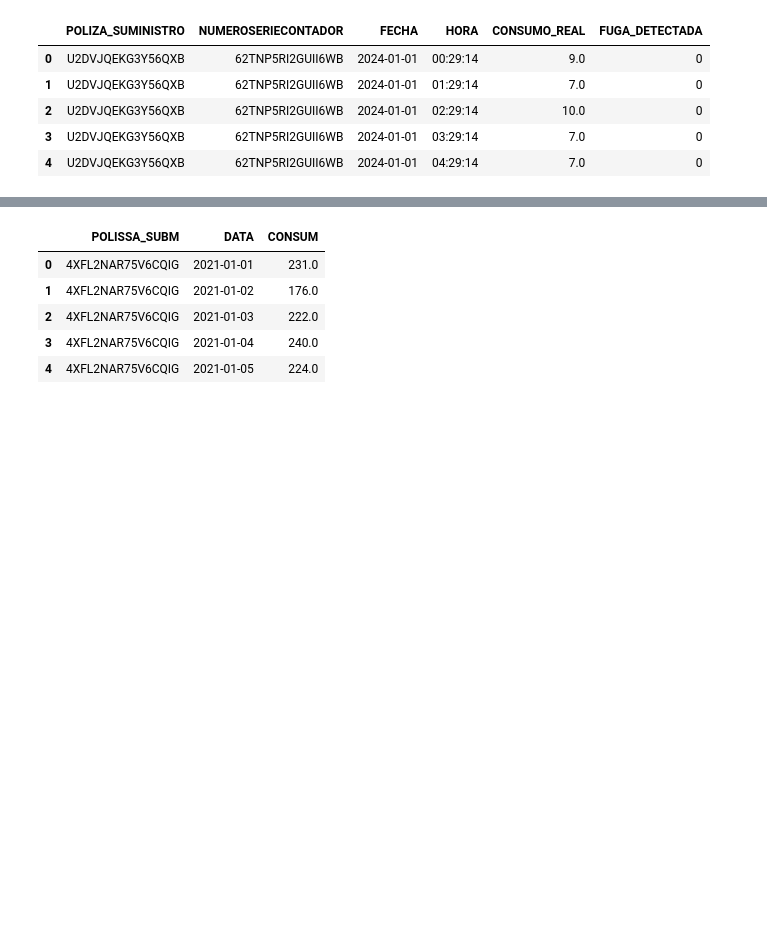
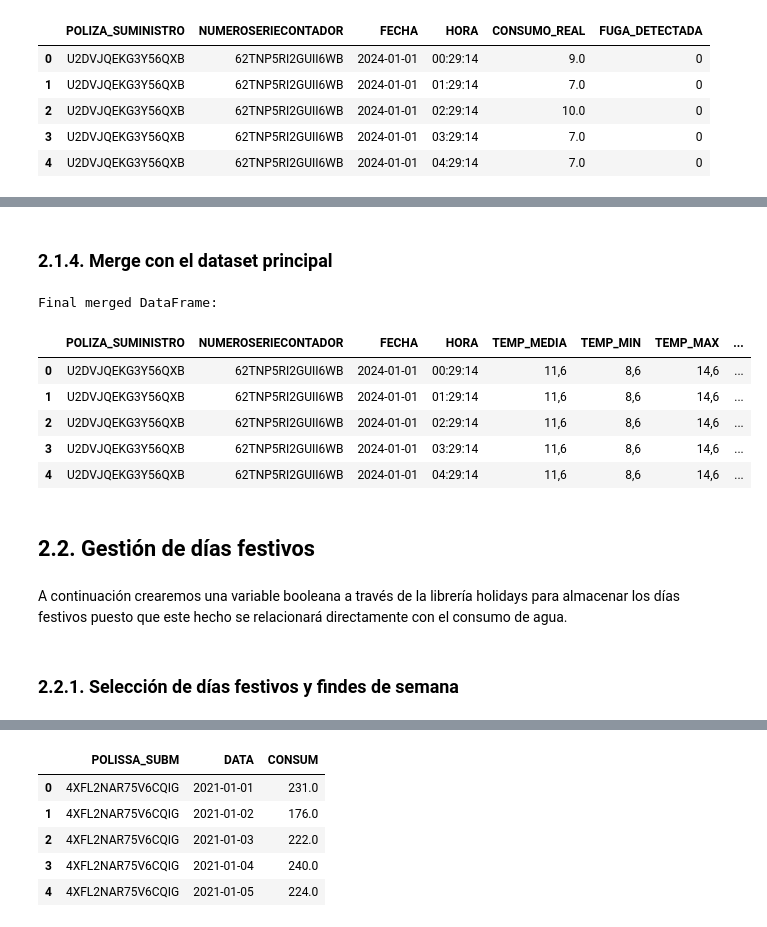
Before and after one commit to laxhoni/GeSAI-AB_Data_Challenge, a Jupyter notebook: project-notebooks/data-preparation.ipynb, the cells around one changed output, grey strips where cells are left out. Saved outputs shown, nothing was run; the diff lists cells and outputs as text; code cells hidden in the pictures; blank space fills up the shorter version.

```diff
--- a/project-notebooks/data-preparation.ipynb
+++ b/project-notebooks/data-preparation.ipynb
@@ -140,0 +206,6 @@ Updated DataFrame:
+# %%
+# Select relevant features for our main dataset
+relevant_features = ['fecha', 'tmed', 'tmin', 'tmax', 'prec', 'hrMedia']
+df_aemet = df_aemet[relevant_features]
+print('Selected relevant features for meteorological dataset:')
+display(df_aemet.head())
@@ -140,0 +222,13 @@ Updated DataFrame:
+# %%
+print('Number of null values in each column after feature selection:')
+print(df_aemet.isnull().sum())
+
+# Imputation in null value of prec column with 0
+df_aemet.fillna({'prec': 0}, inplace=True)
+
+print('\nNumber of null values in each column after imputation:')
+print(df_aemet.isnull().sum())
+
+# Print number of null values
+print('\nRows with null values:')
+print(df_aemet.isnull().sum())
@@ -140,0 +253,39 @@ Updated DataFrame:
+# %% [markdown]
+### 2.1.4. Merge con el dataset principal
+# %%
+# Rename columns for clarity
+cols_to_rename = {
+    'fecha': 'FECHA',
+    'tmed': 'TEMP_MEDIA',
+    'tmin': 'TEMP_MIN',
+    'tmax': 'TEMP_MAX',
+    'prec': 'PRECIPITACION',
+    'hrMedia': 'HUMEDAD_RELATIVA_MEDIA'
+}
+df_aemet.rename(columns=cols_to_rename, inplace=True)
+
+# Cast FECHA columns to datetime
+df_aemet['FECHA'] = pd.to_datetime(df_aemet['FECHA'], errors='coerce')
+
+# Merge with main dataset
+df_final = pd.merge(df_ab3, df_aemet, on='FECHA', how='left')
+# %%
+# Order columns
+column_order_final = ['POLIZA_SUMINISTRO', 'NUMEROSERIECONTADOR', 'FECHA', 'HORA', 'TEMP_MEDIA', 'TEMP_MIN', 'TEMP_MAX', 'PRECIPITACION', 'HUMEDAD_RELATIVA_MEDIA','CONSUMO_REAL', 'FUGA_DETECTADA']
+df_final = df_final[column_order_final]
+
+
+print('Final merged DataFrame:')
+display(df_final.head())
+# %% [output]
+Final merged DataFrame:
+|  | POLIZA_SUMINISTRO | NUMEROSERIECONTADOR | FECHA | HORA | TEMP_MEDIA | TEMP_MIN | TEMP_MAX | ... |
+| 0 | U2DVJQEKG3Y56QXB | 62TNP5RI2GUII6WB | 2024-01-01 | 00:29:14 | 11,6 | 8,6 | 14,6 | ... |
+| 1 | U2DVJQEKG3Y56QXB | 62TNP5RI2GUII6WB | 2024-01-01 | 01:29:14 | 11,6 | 8,6 | 14,6 | ... |
+| 2 | U2DVJQEKG3Y56QXB | 62TNP5RI2GUII6WB | 2024-01-01 | 02:29:14 | 11,6 | 8,6 | 14,6 | ... |
+| 3 | U2DVJQEKG3Y56QXB | 62TNP5RI2GUII6WB | 2024-01-01 | 03:29:14 | 11,6 | 8,6 | 14,6 | ... |
+| 4 | U2DVJQEKG3Y56QXB | 62TNP5RI2GUII6WB | 2024-01-01 | 04:29:14 | 11,6 | 8,6 | 14,6 | ... |
+# %% [markdown]
+## 2.2. Gestión de días festivos
+# %% [markdown]
+A continuación crearemos una variable booleana a través de la librería holidays para almacenar los días festivos puesto que este hecho se relacionará directamente con el consumo de agua.
@@ -140,0 +297,2 @@ Updated DataFrame:
+# %% [markdown]
+### 2.2.1. Selección de días festivos y findes de semana
```
Also changed, not shown: parts of 21 cells of this notebook, 2 other files.
